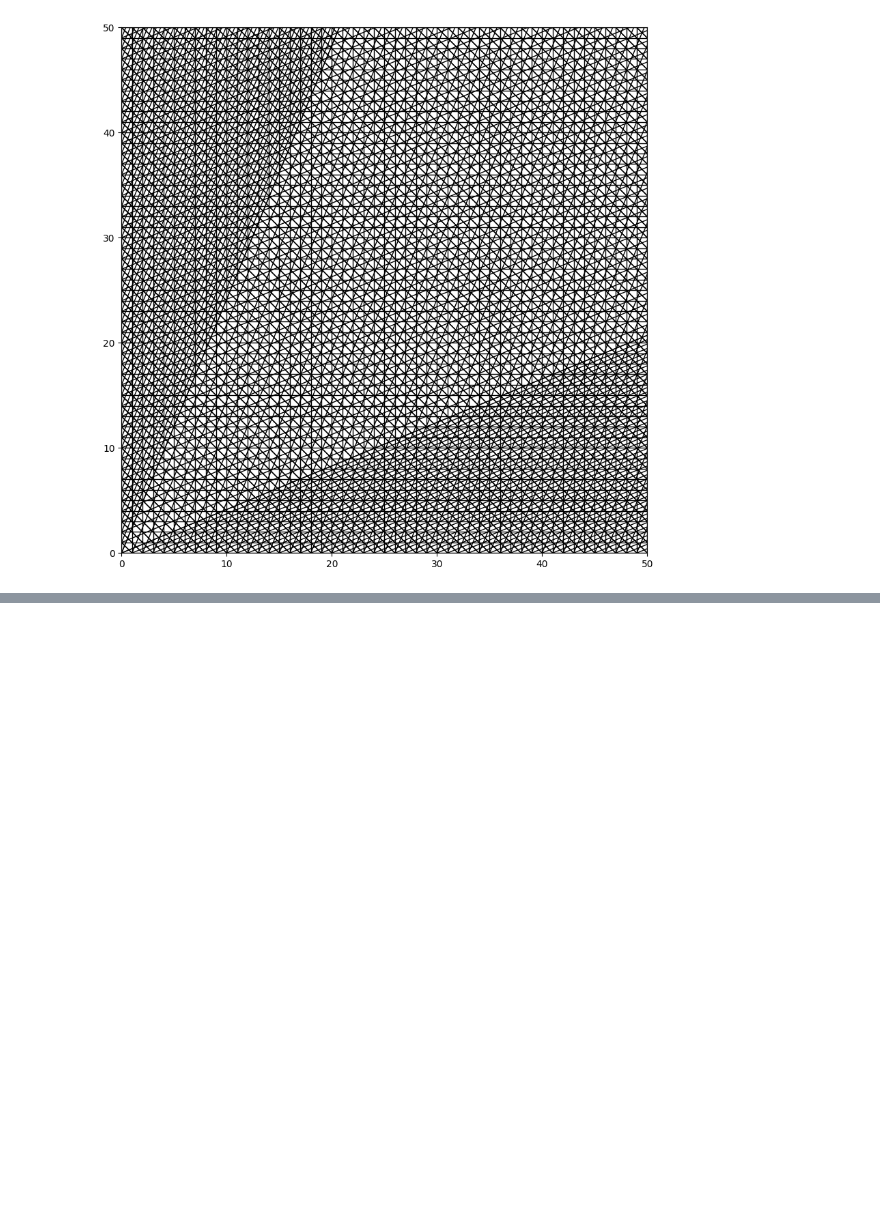
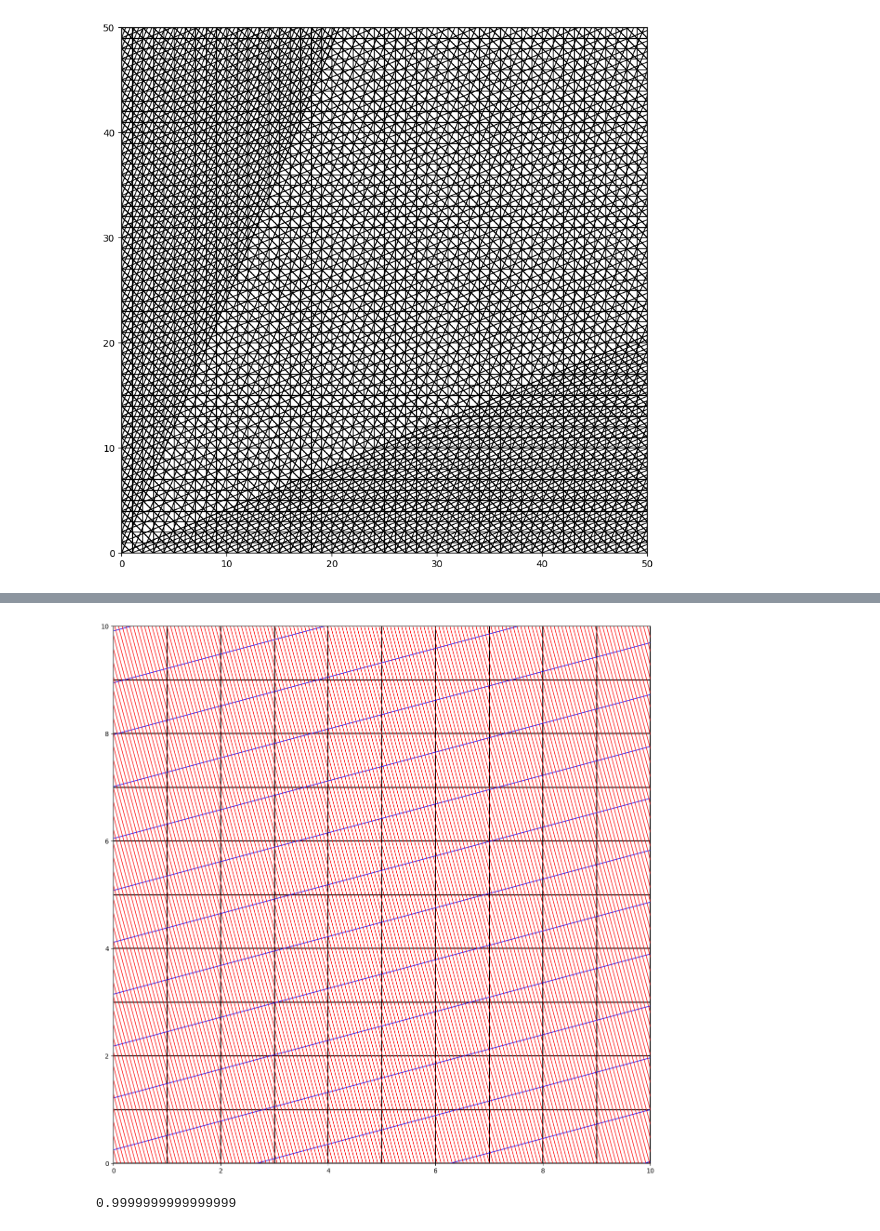
Before and after one commit to viktor-kertanov/master-math, a Jupyter notebook: self_exercises/reverse_engineering/grid/grid.ipynb, the cells around one changed output, grey strips where cells are left out. Cells and saved outputs as stored; diff of their text form; code cells hidden in the pictures; blank space fills up the shorter version.

Commit message:
Still trying with grid reverse eng

```diff
--- a/self_exercises/reverse_engineering/grid/grid.ipynb
+++ b/self_exercises/reverse_engineering/grid/grid.ipynb
@@ -63,3 +63,63 @@ plt.gcf().set_size_inches(13, 10)
 plt.show()
 # %% [output]
 [figure]
+# %%
+# another approach to use a y = kx+b formula to solve the limits thing
+
+
+thetas = np.array([0, 22.5, -45, -67.5])
+thetas = np.array([15])
+thetas_rad = np.tan(np.deg2rad(thetas))
+print(thetas_rad)
+col = ['c', 'r', 'g', 'b']
+b_delta_main = 1
+
+
+canvas_min_x = 0
+canvas_max_x = 100
+canvas_min_y = 0
+canvas_max_y = 100
+
+#plotting for 0
+x = np.arange(canvas_min_x, canvas_max_x, b_delta_main)
+for b in np.arange(canvas_min_x, canvas_max_x, b_delta_main):
+    plt.plot(x, x*0+b, 'k-')
+    plt.plot(x*0+b, x, 'k-')
+
+n=100
+for a_idx, a in enumerate(thetas_rad):
+    critical_points = [(canvas_min_x, canvas_max_y), (canvas_max_x, canvas_min_y), (canvas_max_x, canvas_max_y), (canvas_min_x, canvas_min_y)]
+    b_coef = [xy[1]-xy[0]*a for xy in critical_points]
+    min_b = min(b_coef)
+    max_b = max(b_coef)
+    b_delta = b_delta_main/np.sqrt(a**2+1)
+    x = np.arange(canvas_min_x, canvas_max_x, b_delta)
+    print(x)
+    for b in np.arange(min_b, max_b, b_delta):
+
+        plt.plot(x, a*x+b, '-', linewidth=1, color='b')
+        # plt.plot(x, -x/a+b, '-', linewidth=1, color='b')
+
+    # Doing the orthogonal part
+    b_coef_90 = [xy[1]+xy[0]/a for xy in critical_points]
+
+    min_b_90 = min(b_coef_90)
+    max_b_90 = max(b_coef_90)
+    b_delta =b_delta_main/np.sqrt((-1/a)**2+1)
+    print(f"Angle: {np.arctan(a)}. Deg: {thetas[a_idx]}. Tan: {a} B-delta: {b_delta}. ")
+    x = np.arange(canvas_min_x, canvas_max_x, b_delta)
+    for b in np.arange(min_b_90, max_b_90, b_delta):
+
+        plt.plot(x, -x/a+b, '-', linewidth=1, color='r')
+
+# plt.plot([-200, 200], [0, 0], 'k--', linewidth = 2, alpha=.3)
+# plt.plot([0, 0],[-200, 200],  'k--', linewidth = 2, alpha=.3)
+
+scl = 10
+plt.axis([canvas_min_x/scl, canvas_max_x/scl, canvas_min_y/scl, canvas_max_y/scl])
+# plt.axis('off')
+plt.gca().set_aspect('equal')
+plt.gcf().set_size_inches(15, 15)
+# plt.grid()
+plt.show()
+# %% [output]
@@ -66,2 +146,5 @@ plt.show()
+[figure, added]
 # %%
-np.tan( )
+np.tan(np.pi/4)
+# %% [output]
+0.9999999999999999
```
Also changed, not shown: parts of 1 cell of this notebook.
